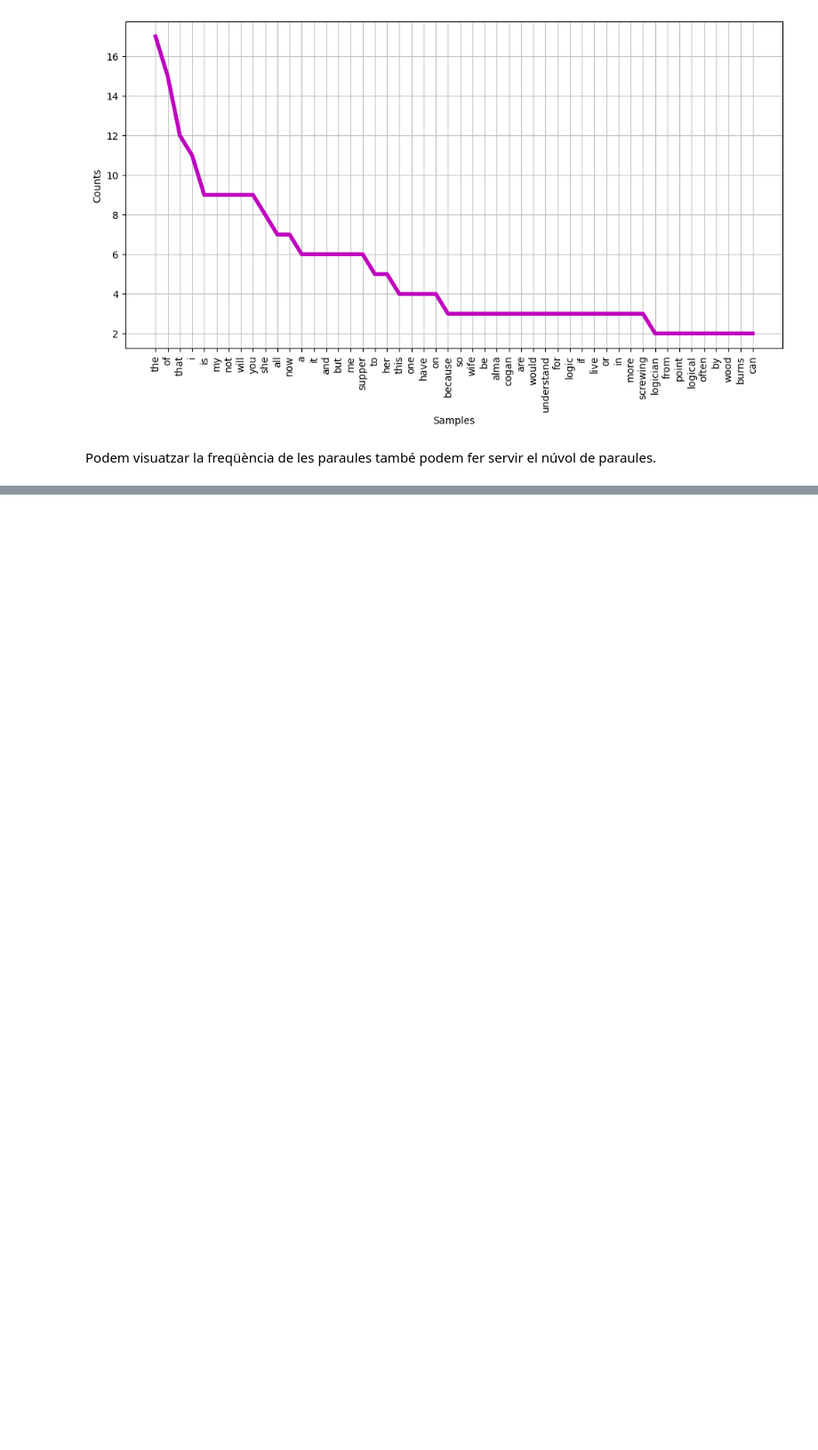
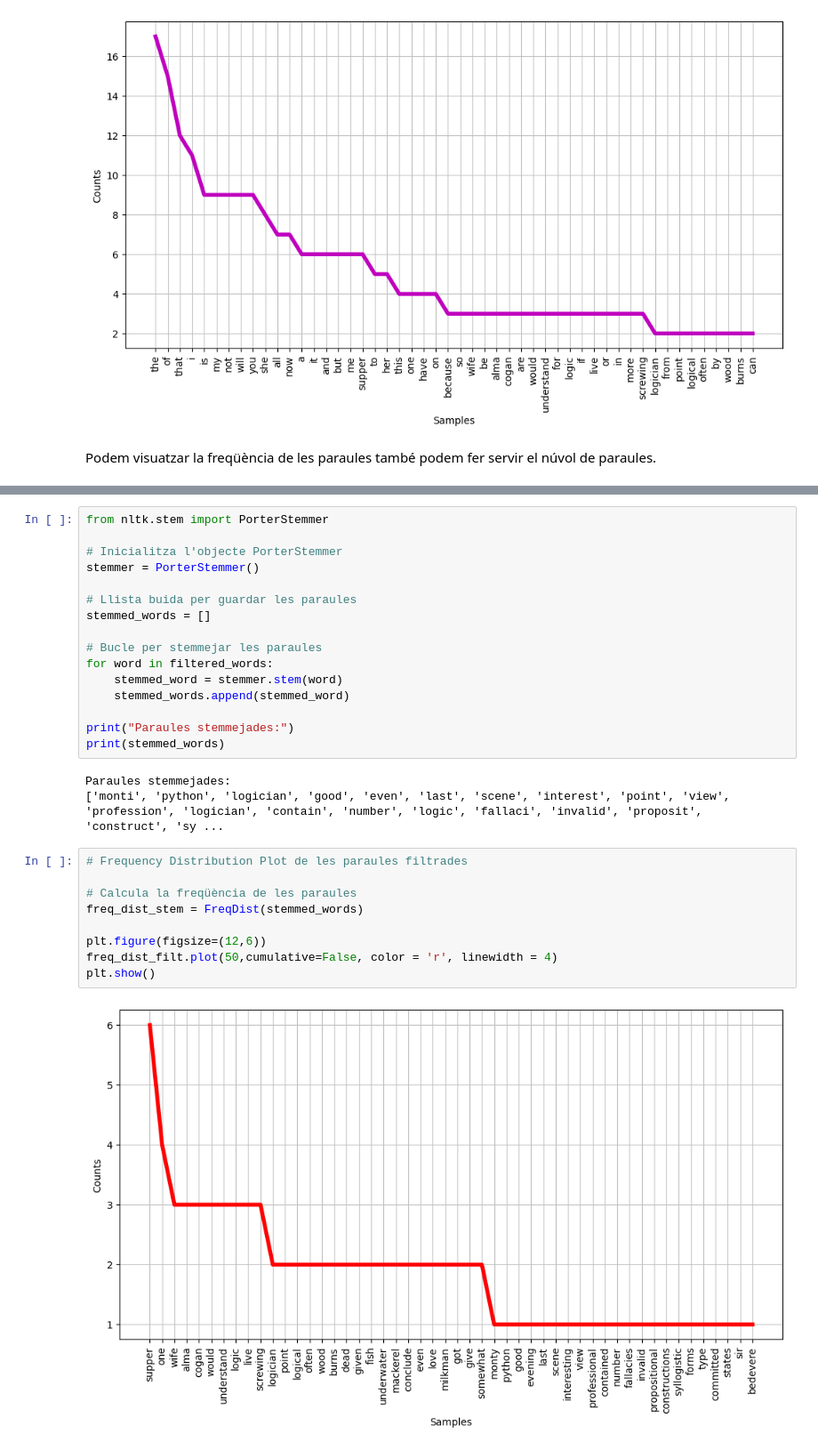
Before and after one commit to edaimon/Text_mining, a Jupyter notebook: T9.1.ipynb, the cells around one changed output, grey strips where cells are left out. Shown at 89% size. Saved outputs shown, nothing was run; the diff lists cells and outputs as text; blank space fills up the shorter version.

```diff
--- a/T9.1.ipynb
+++ b/T9.1.ipynb
@@ -132,0 +165,30 @@ Realitza sentiment analysis al teu conjunt de dades.
+# %%
+from nltk.stem import PorterStemmer
+
+# Inicialitza l'objecte PorterStemmer
+stemmer = PorterStemmer()
+
+# Llista buida per guardar les paraules
+stemmed_words = []
+
+# Bucle per stemmejar les paraules
+for word in filtered_words:
+    stemmed_word = stemmer.stem(word)
+    stemmed_words.append(stemmed_word)
+
+print("Paraules stemmejades:")
+print(stemmed_words)
+# %% [output]
+Paraules stemmejades:
+['monti', 'python', 'logician', 'good', 'even', 'last', 'scene', 'interest', 'point', 'view', 'profession', 'logician', 'contain', 'number', 'logic', 'fallaci', 'invalid', 'proposit', 'construct', 'sy ...
+# %%
+# Frequency Distribution Plot de les paraules filtrades
+
+# Calcula la freqüència de les paraules
+freq_dist_stem = FreqDist(stemmed_words)
+
+plt.figure(figsize=(12,6))
+freq_dist_filt.plot(50,cumulative=False, color = 'r', linewidth = 4)
+plt.show()
+# %% [output]
+[figure, added]
```
Also changed, not shown: parts of 21 cells of this notebook.
